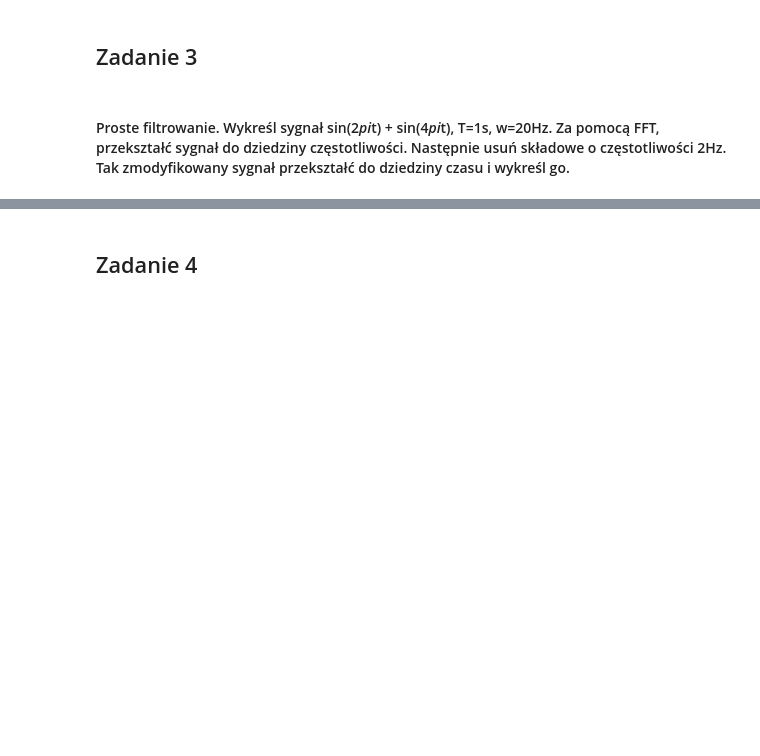
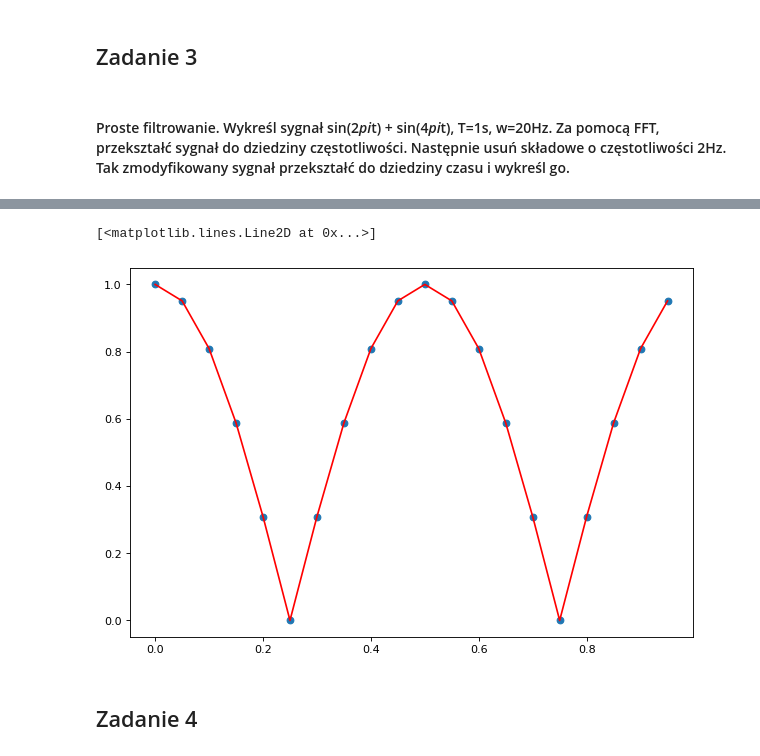
Before and after one commit to AleksandraGorska02/kck, a Jupyter notebook: zadanie_3_zajecia/signals.ipynb, the cells around one changed output, grey strips where cells are left out. Drawn from its saved outputs; the diff is of its cells as text; code cells hidden in the pictures; blank space fills up the shorter version.

```diff
--- a/zadanie_3_zajecia/signals.ipynb
+++ b/zadanie_3_zajecia/signals.ipynb
@@ -194,3 +239,13 @@ plt.show()
+# %%
+signal133 = np.fft.ifft(signal13)
+signal133 = abs(signal133) # moduł
+fig = plt.figure(figsize=(20, 6), dpi=80)
+plt.subplot(121)
+plt.plot(t3, signal133, 'o')
+plt.plot(t3, signal133, linestyle= '-',color = 'red')
+# %% [output]
+[<matplotlib.lines.Line2D at 0x...>]
+[figure, added]
 # %% [markdown]
 ## Zadanie 4
 # %% [markdown]
```
Also changed, not shown: parts of 2 cells of this notebook, 2 other files.
